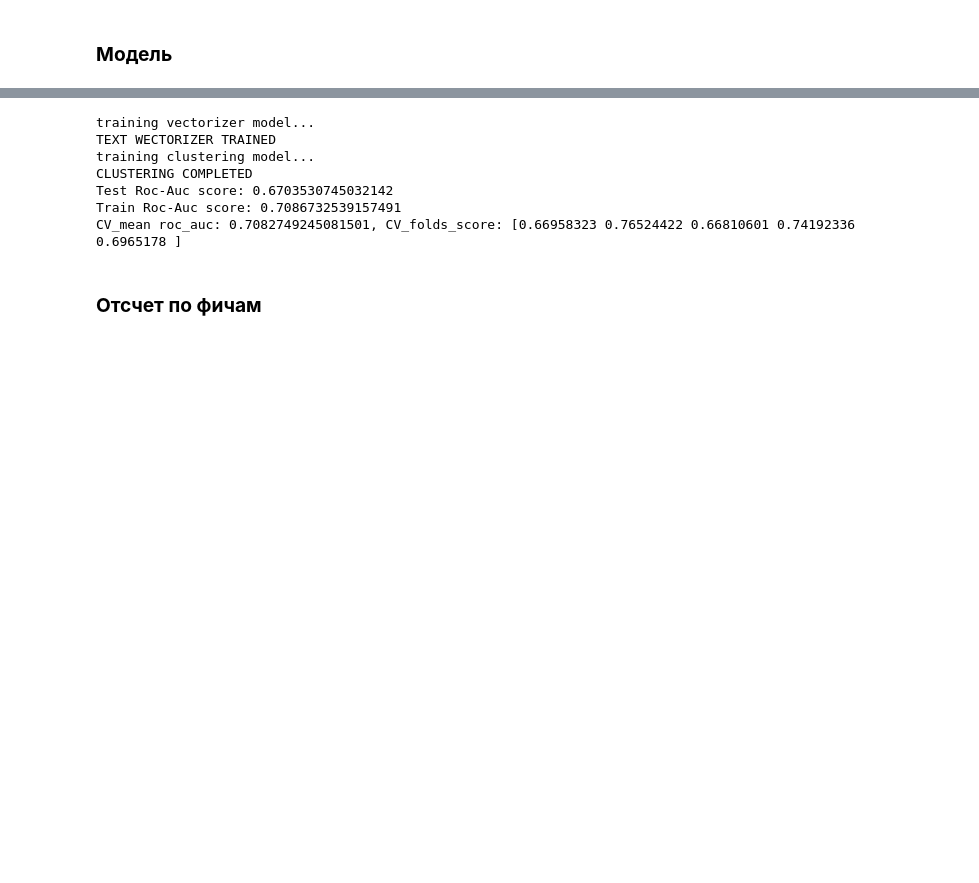
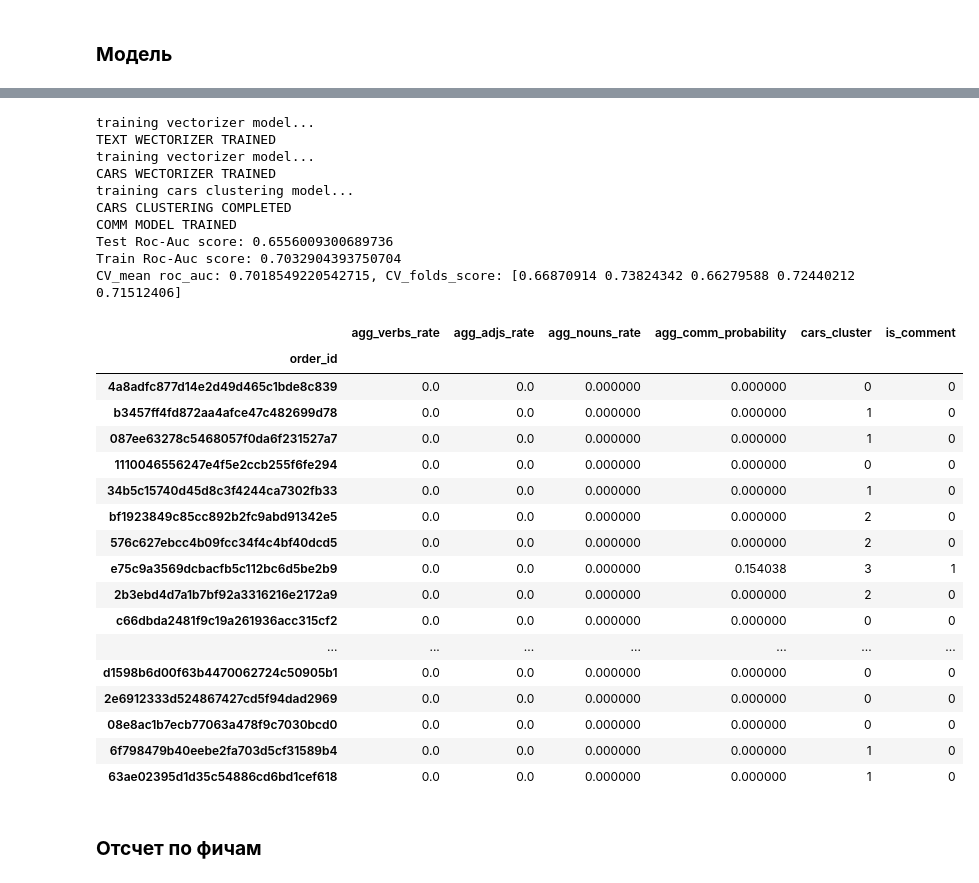
Before and after one commit to Egoluback/aiijc2021_transport, a Jupyter notebook: TestFeatures.ipynb, the cells around one changed output, grey strips where cells are left out. Drawn from its saved outputs; the diff is of its cells as text; code cells hidden in the pictures; blank space fills up the shorter version.

```diff
--- a/TestFeatures.ipynb
+++ b/TestFeatures.ipynb
@@ -114,0 +389,4 @@ labled_speed.head()
+# %%
+
+model_test = Model_test()
+features = model_test.train_eval(X, y, comm_dataset_labled=None)
@@ -115,5 +425,15 @@ labled_speed.head()
 # %% [markdown]
 ### **Модель**
+# %%
+labled_train_data = pd.read_csv('/content/drive/MyDrive/labled_train_data.csv', comment='#', sep='\t').drop('Unnamed: 0', axis=1)
+labled_train_comments = pd.read_csv('/content/drive/MyDrive/labled_train_comments.csv', comment='#', sep='\t').drop('Unnamed: 0', axis=1)
+labled_train_speed = pd.read_csv('/content/drive/MyDrive/labled_train_tracks_speed.csv', comment='#', sep=',')
+labled_train_tracks = pd.read_csv('/content/drive/MyDrive/labled_train_tracks.csv', comment='#', sep='\t').drop('Unnamed: 0', axis=1)
+
+unlabled_train_data = pd.read_csv('/content/drive/MyDrive/unlabled_train_data.csv', comment='#', sep='\t').drop('Unnamed: 0', axis=1)
+unlabled_train_comments = pd.read_csv('/content/drive/MyDrive/unlabled_train_comments.csv', comment='#', sep='\t').drop('Unnamed: 0', axis=1)
+unlabled_train_speed = pd.read_csv('/content/drive/MyDrive/unlabled_train_tracks_speed.csv', comment='#', sep=',')
+unlabled_train_tracks = pd.read_csv('/content/drive/MyDrive/unlabled_train_tracks.csv', comment='#', sep='\t').drop('Unnamed: 0', axis=1)
 # %%
 X, y = labled_train_data[labled_train_data.columns[:-1]], labled_train_data['is_aggressive']
 # %%
@@ -325,15 +687,39 @@ class Model:
     print('prediction saved')
 # %%
 model = Model()
-features = model.train_eval(X, y)
+features = model.train_eval(X, y, comm_dataset_labled=None)
 # %% [output]
 training vectorizer model...
 TEXT WECTORIZER TRAINED
-training clustering model...
-CLUSTERING COMPLETED
-Test Roc-Auc score: 0.6703530745032142
-Train Roc-Auc score: 0.7086732539157491
-CV_mean roc_auc: 0.7082749245081501, CV_folds_score: [0.66958323 0.76524422 0.66810601 0.74192336 0.6965178 ]
+training vectorizer model...
+CARS WECTORIZER TRAINED
+training cars clustering model...
+CARS CLUSTERING COMPLETED
+COMM MODEL TRAINED
+Test Roc-Auc score: 0.6556009300689736
+Train Roc-Auc score: 0.7032904393750704
+CV_mean roc_auc: 0.7018549220542715, CV_folds_score: [0.66870914 0.73824342 0.66279588 0.72440212 0.71512406]
+# %%
+features.head(40)
+# %% [output]
+|  | agg_verbs_rate | agg_adjs_rate | agg_nouns_rate | agg_comm_probability | cars_cluster | is_comment |
+| order_id |  |  |  |  |  |  |
+| 4a8adfc877d14e2d49d465c1bde8c839 | 0.0 | 0.0 | 0.000000 | 0.000000 | 0 | 0 |
+| b3457ff4fd872aa4afce47c482699d78 | 0.0 | 0.0 | 0.000000 | 0.000000 | 1 | 0 |
+| 087ee63278c5468057f0da6f231527a7 | 0.0 | 0.0 | 0.000000 | 0.000000 | 1 | 0 |
+| 1110046556247e4f5e2ccb255f6fe294 | 0.0 | 0.0 | 0.000000 | 0.000000 | 0 | 0 |
+| 34b5c15740d45d8c3f4244ca7302fb33 | 0.0 | 0.0 | 0.000000 | 0.000000 | 1 | 0 |
+| bf1923849c85cc892b2fc9abd91342e5 | 0.0 | 0.0 | 0.000000 | 0.000000 | 2 | 0 |
+| 576c627ebcc4b09fcc34f4c4bf40dcd5 | 0.0 | 0.0 | 0.000000 | 0.000000 | 2 | 0 |
+| e75c9a3569dcbacfb5c112bc6d5be2b9 | 0.0 | 0.0 | 0.000000 | 0.154038 | 3 | 1 |
+| 2b3ebd4d7a1b7bf92a3316216e2172a9 | 0.0 | 0.0 | 0.000000 | 0.000000 | 2 | 0 |
+| c66dbda2481f9c19a261936acc315cf2 | 0.0 | 0.0 | 0.000000 | 0.000000 | 0 | 0 |
+| ... | ... | ... | ... | ... | ... | ... |
+| d1598b6d00f63b4470062724c50905b1 | 0.0 | 0.0 | 0.000000 | 0.000000 | 0 | 0 |
+| 2e6912333d524867427cd5f94dad2969 | 0.0 | 0.0 | 0.000000 | 0.000000 | 0 | 0 |
+| 08e8ac1b7ecb77063a478f9c7030bcd0 | 0.0 | 0.0 | 0.000000 | 0.000000 | 0 | 0 |
+| 6f798479b40eebe2fa703d5cf31589b4 | 0.0 | 0.0 | 0.000000 | 0.000000 | 1 | 0 |
+| 63ae02395d1d35c54886cd6bd1cef618 | 0.0 | 0.0 | 0.000000 | 0.000000 | 1 | 0 |
 # %% [markdown]
 ### **Отсчет по фичам**
 # %% [markdown]
```
Also changed, not shown: parts of 14 cells of this notebook.
